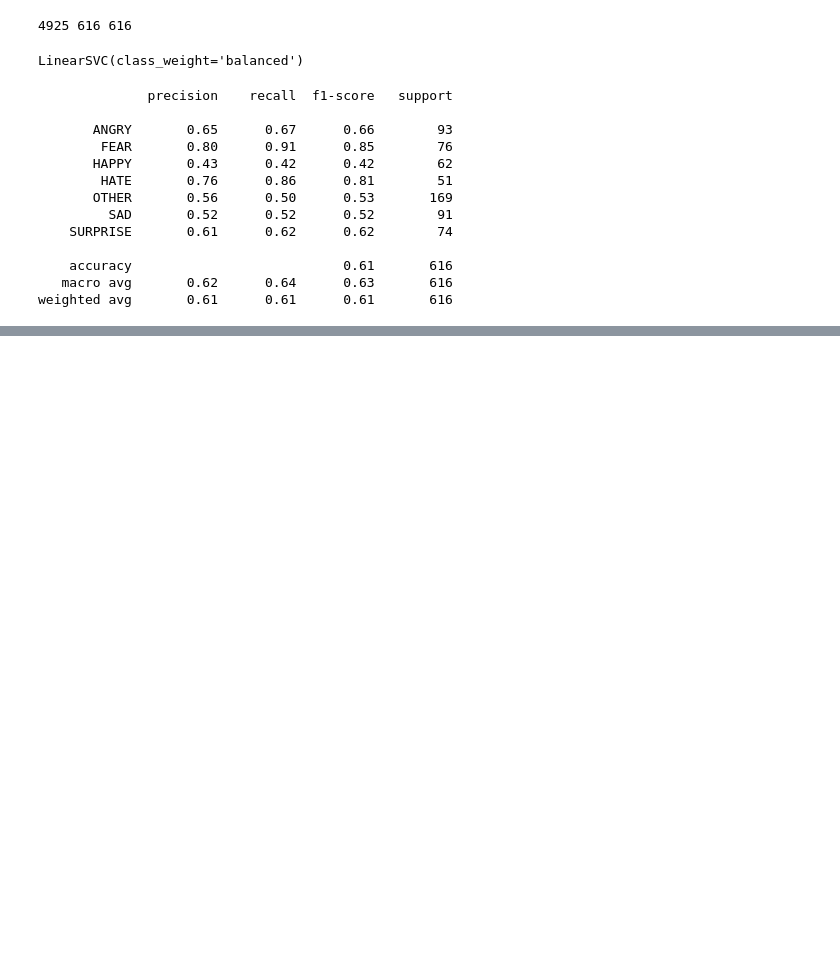
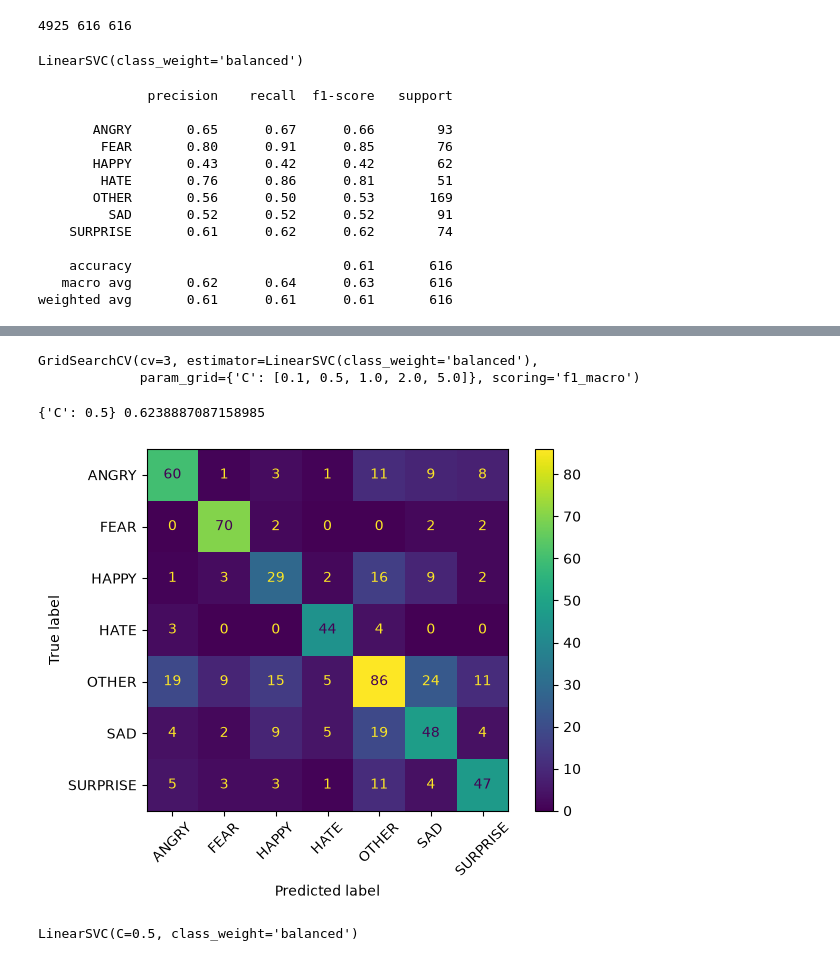
Before and after one commit to pousay/EmoAPI, a Jupyter notebook: main.ipynb, the cells around one changed output, grey strips where cells are left out. Cells and saved outputs as stored; diff of their text form; code cells hidden in the pictures; blank space fills up the shorter version.

```diff
--- a/main.ipynb
+++ b/main.ipynb
@@ -63,0 +100,12 @@ weighted avg       0.61      0.61      0.61       616
+# %%
+param_grid = {'C': [0.1, 0.5, 1.0, 2.0, 5.0]}
+grid = GridSearchCV(LinearSVC(class_weight='balanced'), param_grid, scoring='f1_macro', cv=3)
+# %%
+grid.fit(X_train_char, train_df['target'])
+# %% [output]
+GridSearchCV(cv=3, estimator=LinearSVC(class_weight='balanced'),
+             param_grid={'C': [0.1, 0.5, 1.0, 2.0, 5.0]}, scoring='f1_macro')
+# %%
+print(grid.best_params_, grid.best_score_)
+# %% [output]
+{'C': 0.5} 0.6238887087158985
@@ -63,0 +115,8 @@ weighted avg       0.61      0.61      0.61       616
+# %%
+best_clf = grid.best_estimator_
+preds = best_clf.predict(X_val_char)
+ConfusionMatrixDisplay.from_predictions(val_df['target'], preds, xticks_rotation=45)
+plt.tight_layout()
+plt.savefig('confusion_matrix.png')
+# %% [output]
+[figure, added]
@@ -63,0 +130,5 @@ weighted avg       0.61      0.61      0.61       616
+# %%
+final_clf = LinearSVC(C=0.5, class_weight='balanced')
+final_clf.fit(X_final_train, final_train_df['target'])
+# %% [output]
+LinearSVC(C=0.5, class_weight='balanced')
```
Also changed, not shown: parts of 16 cells of this notebook, 3 other files.
